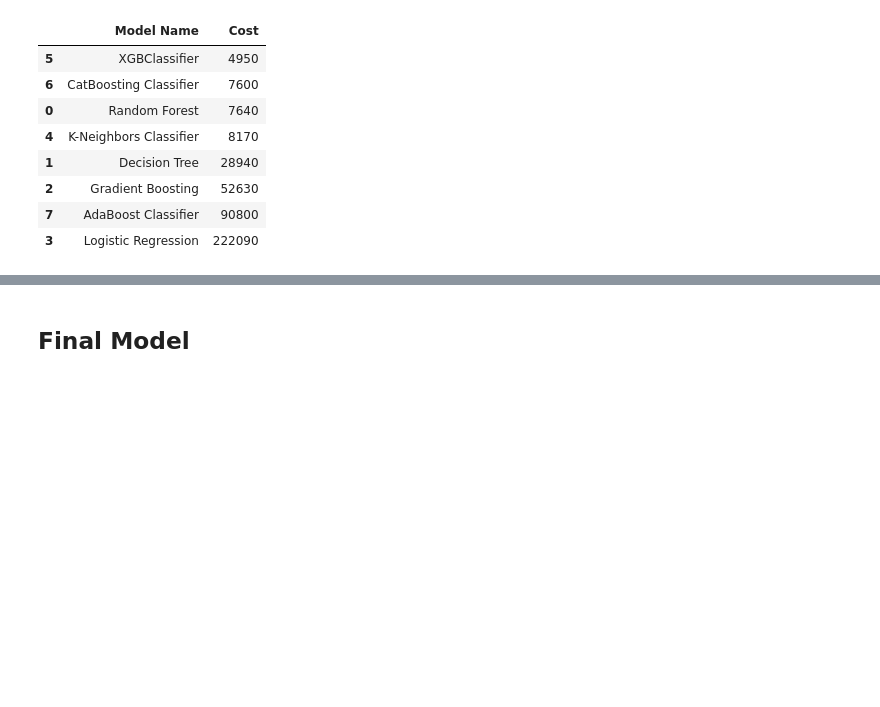
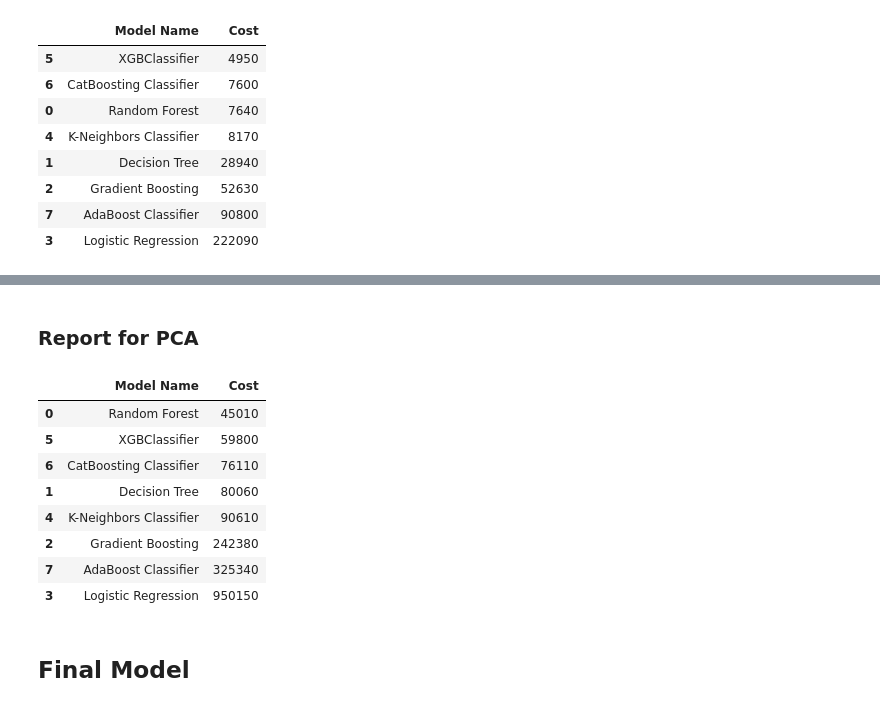
Before and after one commit to iftesha1/APS_Sensor-Fault--Detection, a Jupyter notebook: notebooks/Scania_APS_failure_prediction.ipynb, the cells around one changed output, grey strips where cells are left out. Saved outputs shown, nothing was run; the diff lists cells and outputs as text; code cells hidden in the pictures; blank space fills up the shorter version.

```diff
--- a/notebooks/Scania_APS_failure_prediction.ipynb
+++ b/notebooks/Scania_APS_failure_prediction.ipynb
@@ -639,5 +680,13 @@ report_mean
+# %%
+# Reducing the dimensions of the data
+pca_final=PCA(n_components=18,random_state=42).fit(X_res)
+
+reduced=pca_final.fit_transform(X_pca)
 # %%
 # Resampling the minority class. The strategy can be changed as required.
 smt = SMOTETomek(random_state=42,sampling_strategy='minority', n_jobs=-1)
 # Fit the model to generate the data.
 X_res, y_res = smt.fit_resample(reduced, y)
+# %%
+# Training all models
+report_pca = evaluate_models(X_res,y_res, models)
@@ -644,3 +711,17 @@ X_res, y_res = smt.fit_resample(reduced, y)
+# %% [markdown]
+### Report for PCA
+# %%
+report_pca
+# %% [output]
+|  | Model Name | Cost |
+| 0 | Random Forest | 45010 |
+| 5 | XGBClassifier | 59800 |
+| 6 | CatBoosting Classifier | 76110 |
+| 1 | Decision Tree | 80060 |
+| 4 | K-Neighbors Classifier | 90610 |
+| 2 | Gradient Boosting | 242380 |
+| 7 | AdaBoost Classifier | 325340 |
+| 3 | Logistic Regression | 950150 |
 # %% [markdown]
 ## Final Model
 # %%
```
Also changed, not shown: parts of 12 cells of this notebook.
